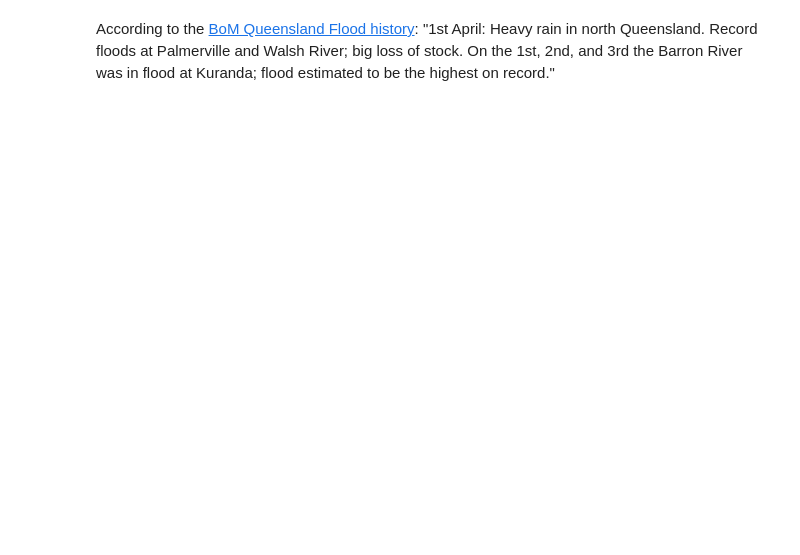
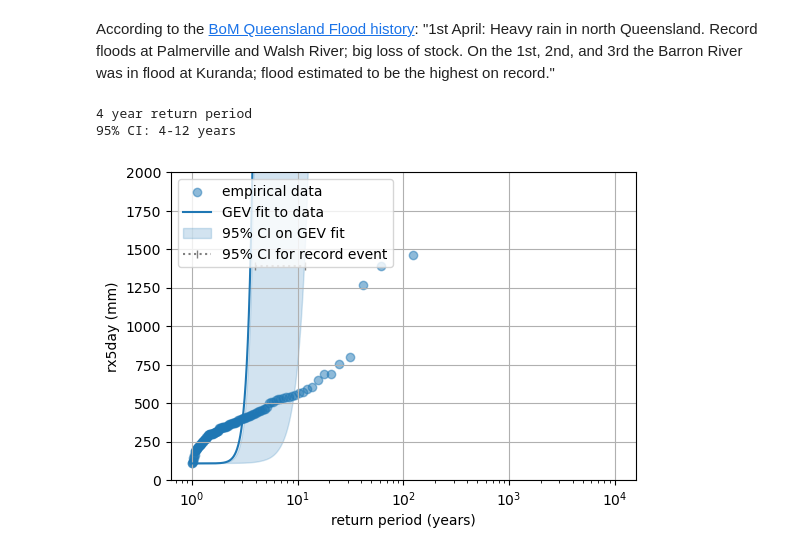
Before and after one commit to stellema/tc-jasper, a Jupyter notebook: rx5day_daintree.ipynb, the cells around one changed output. Drawn from its saved outputs; the diff is of its cells as text; code cells hidden in the pictures; blank space fills up the shorter version.

```diff
--- a/rx5day_daintree.ipynb
+++ b/rx5day_daintree.ipynb
@@ -67,16 +47,20 @@ rx5day_max = ranked_years.iloc[0]['pr']
 # %%
 fig = plt.figure(figsize=[6, 4])
 ax = fig.add_subplot()
 eva.plot_gev_return_curve(
     ax,
     ds['pr'].values,
-    rx5day_max,
+    1392,
     n_bootstraps=100,
     direction="exceedance",
     ylabel='rx5day (mm)',
-    ylim=(0, 3000),
+    ylim=(0, 2000),
 )
 plt.show()
+# %% [output]
+4 year return period
+95% CI: 4-12 years
+[figure, added]
 # %%
 agcd_shape, agcd_loc, agcd_scale = eva.fit_gev(agcd_ds['pr'].values)
 
```
Also changed, not shown: parts of 5 cells of this notebook.
